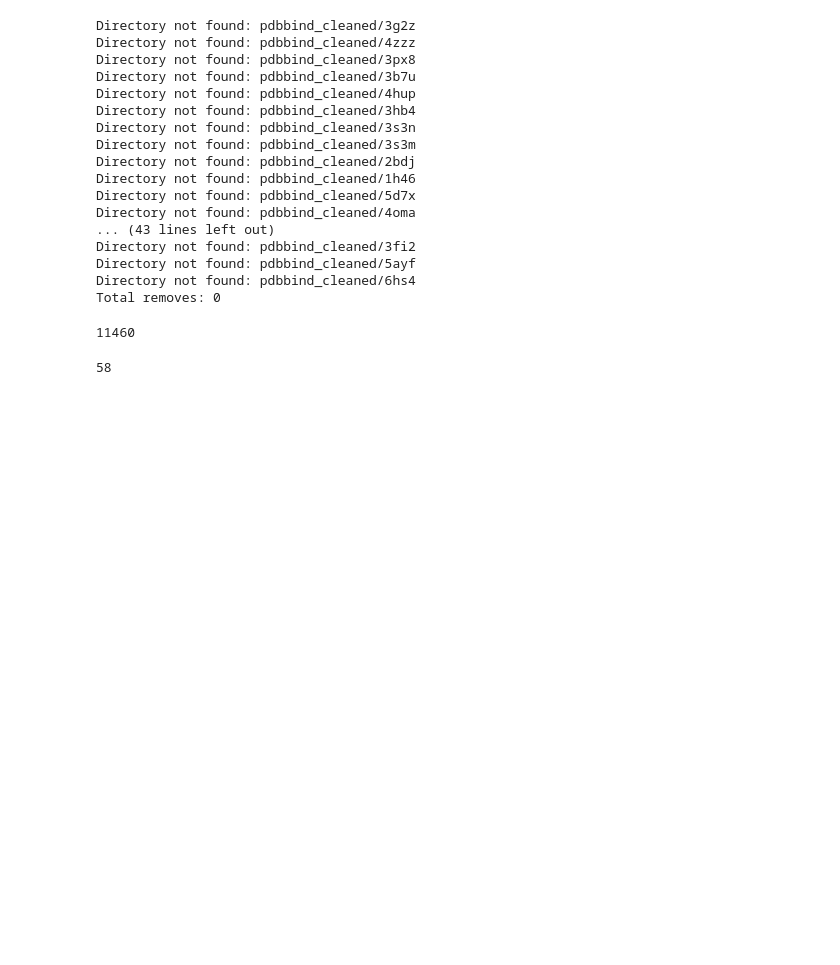
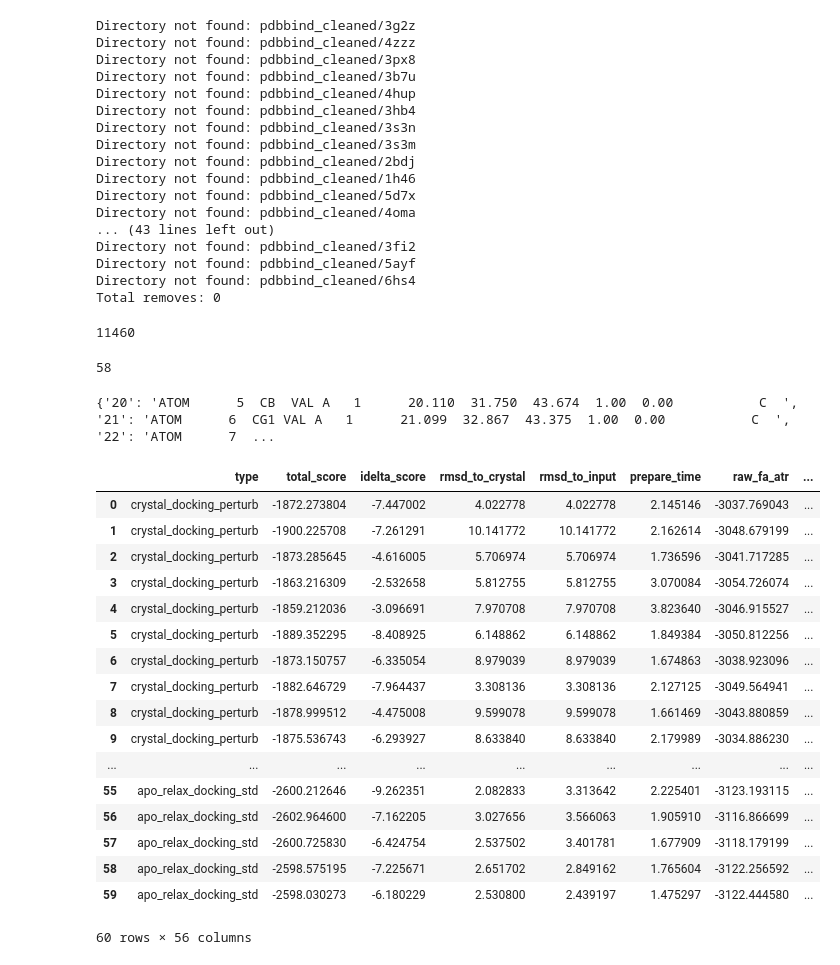
Before and after one commit to Hackefleisch/pdbbind_dock, a Jupyter notebook: h5_analysis.ipynb, the cells around one changed output. Drawn from its saved outputs; the diff is of its cells as text; code cells hidden in the pictures; blank space fills up the shorter version.

Commit message:
Added analysis for astex h5

```diff
--- a/h5_analysis.ipynb
+++ b/h5_analysis.ipynb
@@ -316,3 +316,34 @@ with open('pdbbind_cleaned/index.txt', "w") as f:
 counter
 # %% [output]
 58
+# %%
+from data import PDBRinterface
+
+pdb = '1G9V_RQ3'
+
+results = PDBRinterface('posebusters_paper_data/astex_h5/')
+res = results.get_result(pdb)
+
+print(res.docking_pdb_updates[0])
+
+res.docking_df
+# %% [output]
+{'20': 'ATOM      5  CB  VAL A   1      20.110  31.750  43.674  1.00  0.00           C  ', '21': 'ATOM      6  CG1 VAL A   1      21.099  32.867  43.375  1.00  0.00           C  ', '22': 'ATOM      7  ...
+|  | type | total_score | idelta_score | rmsd_to_crystal | rmsd_to_input | prepare_time | raw_fa_atr | ... |
+| 0 | crystal_docking_perturb | -1872.273804 | -7.447002 | 4.022778 | 4.022778 | 2.145146 | -3037.769043 | ... |
+| 1 | crystal_docking_perturb | -1900.225708 | -7.261291 | 10.141772 | 10.141772 | 2.162614 | -3048.679199 | ... |
+| 2 | crystal_docking_perturb | -1873.285645 | -4.616005 | 5.706974 | 5.706974 | 1.736596 | -3041.717285 | ... |
+| 3 | crystal_docking_perturb | -1863.216309 | -2.532658 | 5.812755 | 5.812755 | 3.070084 | -3054.726074 | ... |
+| 4 | crystal_docking_perturb | -1859.212036 | -3.096691 | 7.970708 | 7.970708 | 3.823640 | -3046.915527 | ... |
+| 5 | crystal_docking_perturb | -1889.352295 | -8.408925 | 6.148862 | 6.148862 | 1.849384 | -3050.812256 | ... |
+| 6 | crystal_docking_perturb | -1873.150757 | -6.335054 | 8.979039 | 8.979039 | 1.674863 | -3038.923096 | ... |
+| 7 | crystal_docking_perturb | -1882.646729 | -7.964437 | 3.308136 | 3.308136 | 2.127125 | -3049.564941 | ... |
+| 8 | crystal_docking_perturb | -1878.999512 | -4.475008 | 9.599078 | 9.599078 | 1.661469 | -3043.880859 | ... |
+| 9 | crystal_docking_perturb | -1875.536743 | -6.293927 | 8.633840 | 8.633840 | 2.179989 | -3034.886230 | ... |
+| ... | ... | ... | ... | ... | ... | ... | ... | ... |
+| 55 | apo_relax_docking_std | -2600.212646 | -9.262351 | 2.082833 | 3.313642 | 2.225401 | -3123.193115 | ... |
+| 56 | apo_relax_docking_std | -2602.964600 | -7.162205 | 3.027656 | 3.566063 | 1.905910 | -3116.866699 | ... |
+| 57 | apo_relax_docking_std | -2600.725830 | -6.424754 | 2.537502 | 3.401781 | 1.677909 | -3118.179199 | ... |
+| 58 | apo_relax_docking_std | -2598.575195 | -7.225671 | 2.651702 | 2.849162 | 1.765604 | -3122.256592 | ... |
+| 59 | apo_relax_docking_std | -2598.030273 | -6.180229 | 2.530800 | 2.439197 | 1.475297 | -3122.444580 | ... |
+60 rows × 56 columns
```
Also changed, not shown: parts of 1 cell of this notebook.
